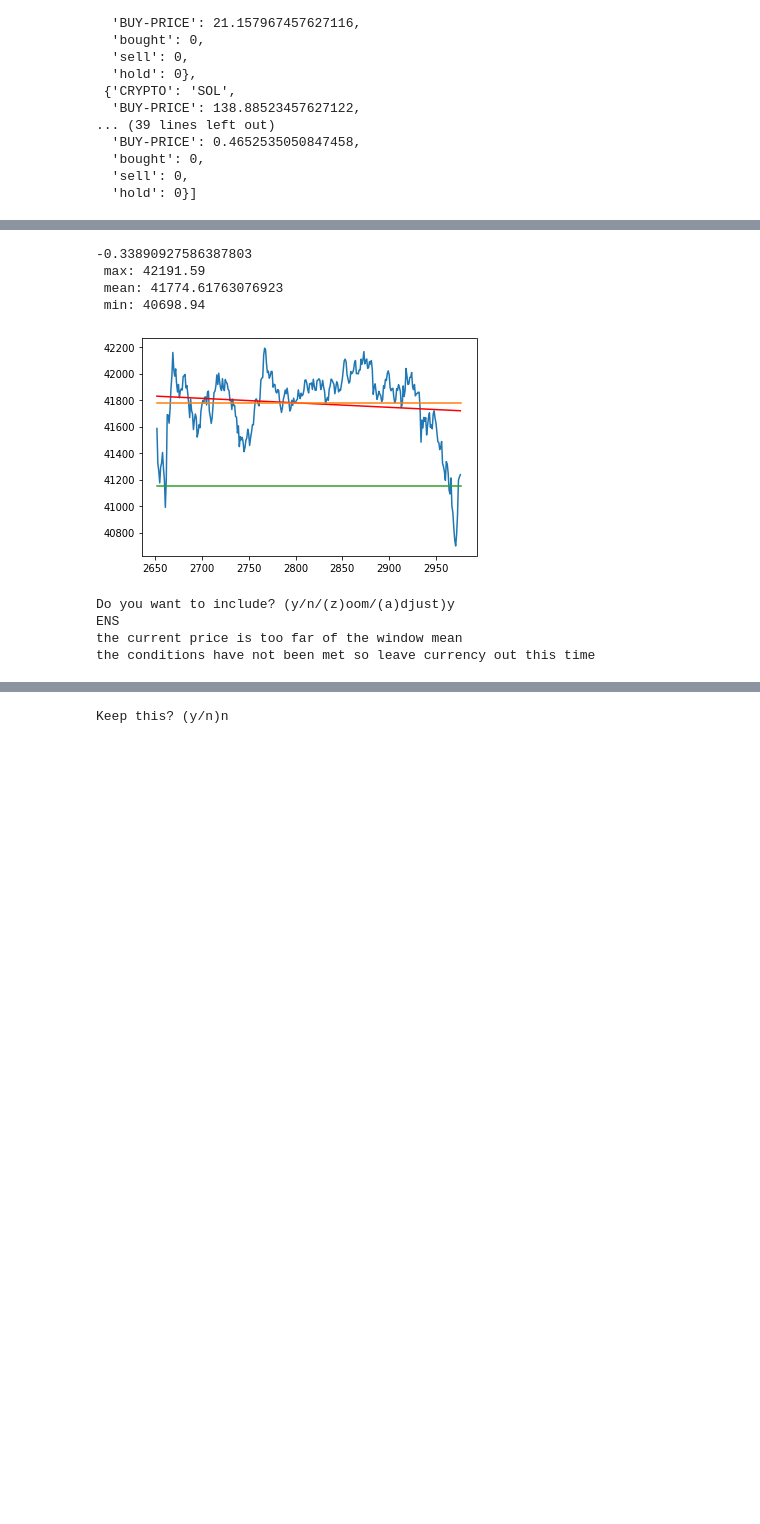
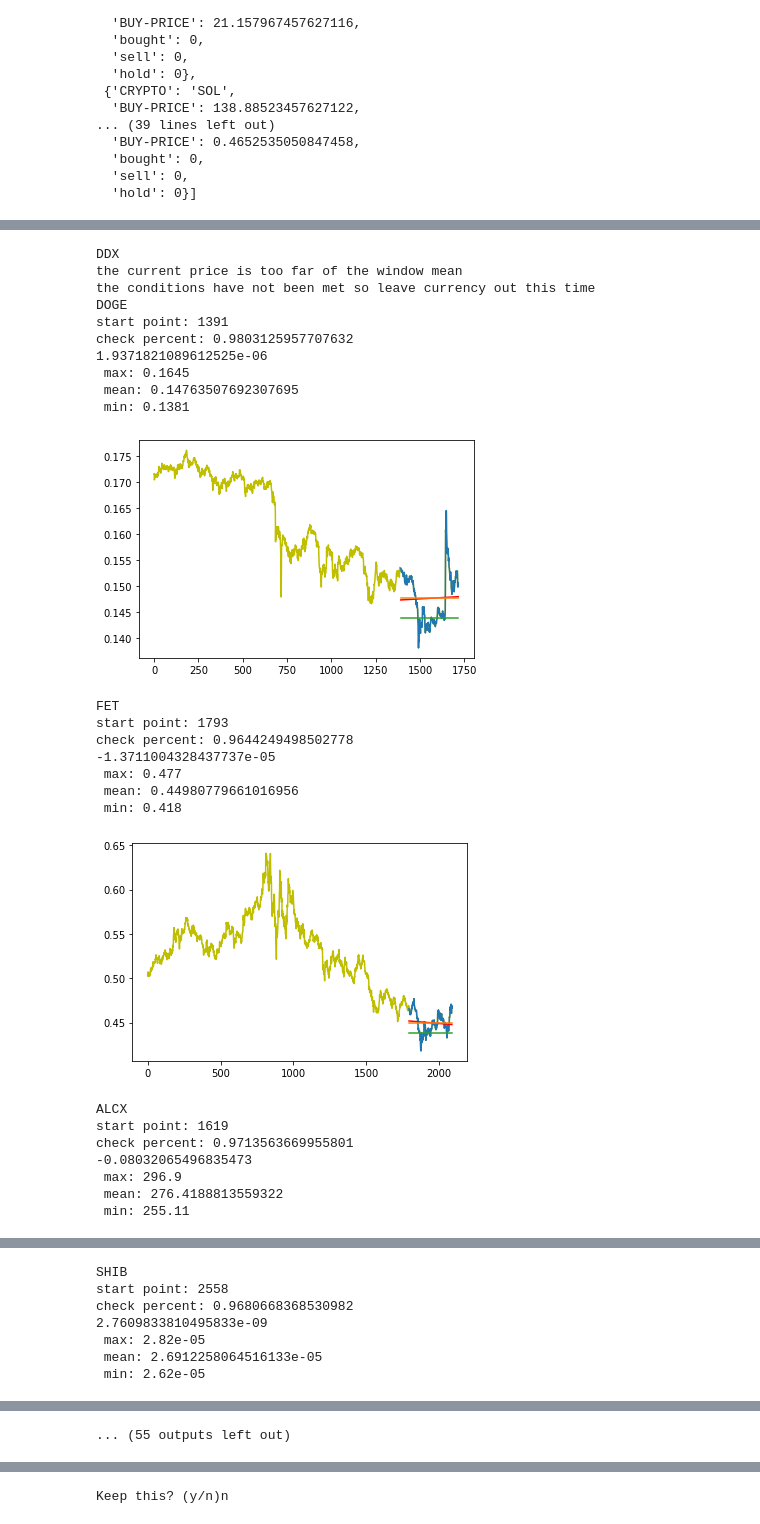
Before and after one commit to julia-claira/crypto, a Jupyter notebook: humble_bot.ipynb, the cells around one changed output, grey strips where cells are left out. Saved outputs shown, nothing was run; the diff lists cells and outputs as text; code cells hidden in the pictures; blank space fills up the shorter version.

```diff
--- a/humble_bot.ipynb
+++ b/humble_bot.ipynb
@@ -110,7 +107,7 @@ def find_starting_point(df):
         else:
             check_percent=(mean_value/last_value)
 
-        if (check_percent<.978):
+        if (check_percent<.96):
             print('the current price is too far of the window mean')
             stable_currency=False
 
@@ -330,7 +328,8 @@ df
 #%%%%%%%%%%%%%%%%%%%%%%%!!!!!!!!!!!!!!!!!!!!!!!!!^^^^^^^^^^^^^^^^^^^^^^
 
 #if true, user has to approve any currency added even if it meets minimum standards
-user_input=True
+user_input=False
+
 
 #create my client
 auth_client = cbpro.AuthenticatedClient(public,secret,passphrase)
@@ -358,7 +357,7 @@ for product in potential_products:
 
         if start_point>=0:
             next_product=False
-            adjust=.98
+            adjust=.975
             zoom=False
             while next_product==False:
                # x,y,regress_values=output_graph(df)
@@ -379,39 +378,56 @@ for product in potential_products:
                 else:
                     approve='y'
 
                 if approve=='y':
                     currency_pool.append({'CRYPTO':product,'BUY-PRICE':b*adjust,'bought':0,'sell':0,'hold':0})
                     next_product=True
                 elif approve=='z':
                     zoom=True
                     clear_output(wait=True)
                 elif approve=='a':
                     print('yes')
                     adjust=float(input('enter a number (default .99 of the mean)'))
                     clear_output(wait=True)
                 elif approve=='n':
                     clear_output(wait=True)
                     next_product=True
                 else:
                     print('not a valid response')
 
 
     #if user includes, include the buy price for the product
 
 
 
 #%%%%%%%%%%%%%%%%%%%%%%%!!!!!!!!!!!!!!!!!!!!!!!!!^^^^^^^^^^^^^^^^^^^^^^
 #%%%%%%%%%%%%%%%%%%%%%%%!!!!!!!!!!!!!!!!!!!!!!!!!^^^^^^^^^^^^^^^^^^^^^^
 #%%%%%%%%%%%%%%%%%%%%%%%!!!!!!!!!!!!!!!!!!!!!!!!!^^^^^^^^^^^^^^^^^^^^^^
 #%%%%%%%%%%%%%%%%%%%%%%%!!!!!!!!!!!!!!!!!!!!!!!!!^^^^^^^^^^^^^^^^^^^^^^
 #%%%%%%%%%%%%%%%%%%%%%%%!!!!!!!!!!!!!!!!!!!!!!!!!^^^^^^^^^^^^^^^^^^^^^^
 # %% [output]
--0.33890927586387803
- max: 42191.59
- mean: 41774.61763076923
- min: 40698.94
+DDX
+the current price is too far of the window mean
+the conditions have not been met so leave currency out this time
+DOGE
+start point: 1391
+check percent: 0.9803125957707632
+1.9371821089612525e-06
+ max: 0.1645
+ mean: 0.14763507692307695
+ min: 0.1381
-[figure, old version]
+[figure, new version]
-Do you want to include? (y/n/(z)oom/(a)djust)y
-ENS
-the current price is too far of the window mean
-the conditions have not been met so leave currency out this time
+FET
+start point: 1793
+check percent: 0.9644249498502778
+-1.3711004328437737e-05
+ max: 0.477
+ mean: 0.44980779661016956
+ min: 0.418
+[figure, added]
+ALCX
+start point: 1619
+check percent: 0.9713563669955801
+-0.08032065496835473
+ max: 296.9
+ mean: 276.4188813559322
+ min: 255.11
@@ -417,0 +435,7 @@ the conditions have not been met so leave currency out this time
+SHIB
+start point: 2558
+check percent: 0.9680668368530982
+2.7609833810495833e-09
+ max: 2.82e-05
+ mean: 2.6912258064516133e-05
+ min: 2.62e-05
@@ -418,3 +459,4 @@ the conditions have not been met so leave currency out this time
+... (55 outputs left out)
 # %%
 for currency in currency_pool:
     print(currency['CRYPTO'])
```
Also changed, not shown: parts of 7 cells of this notebook.
